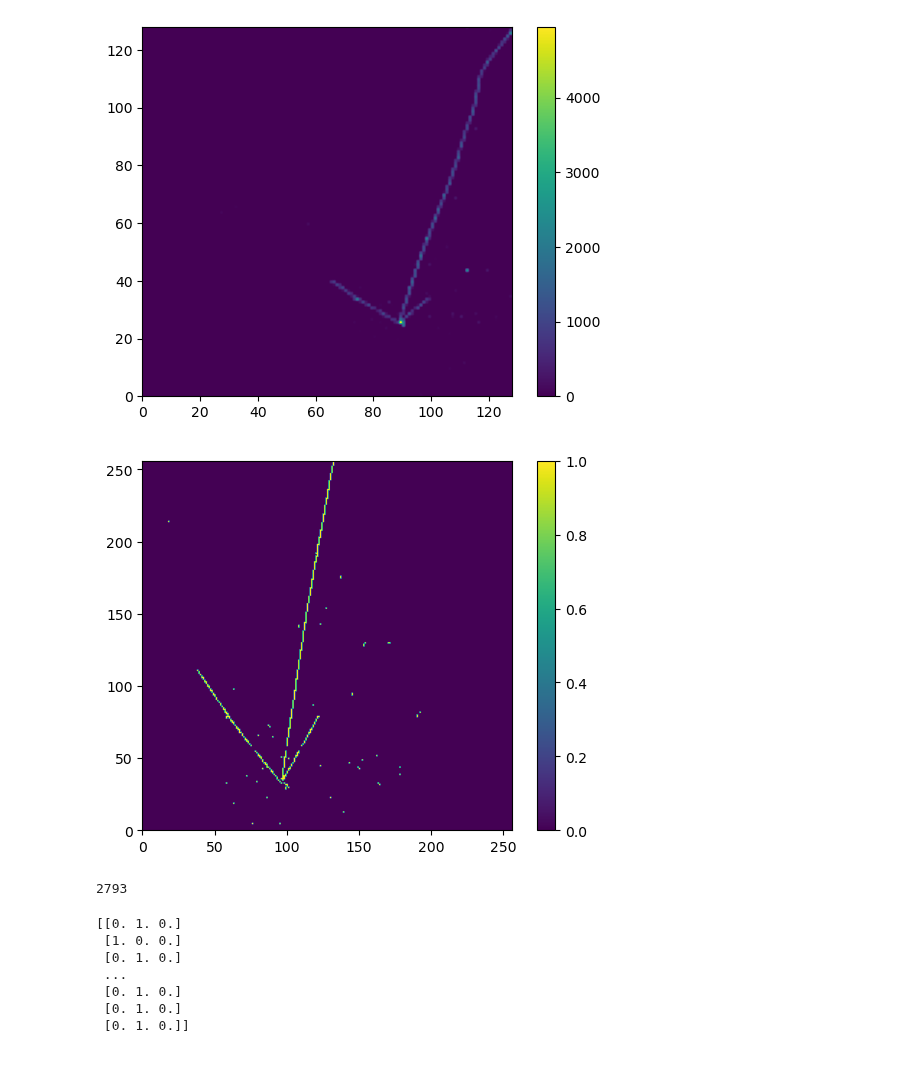
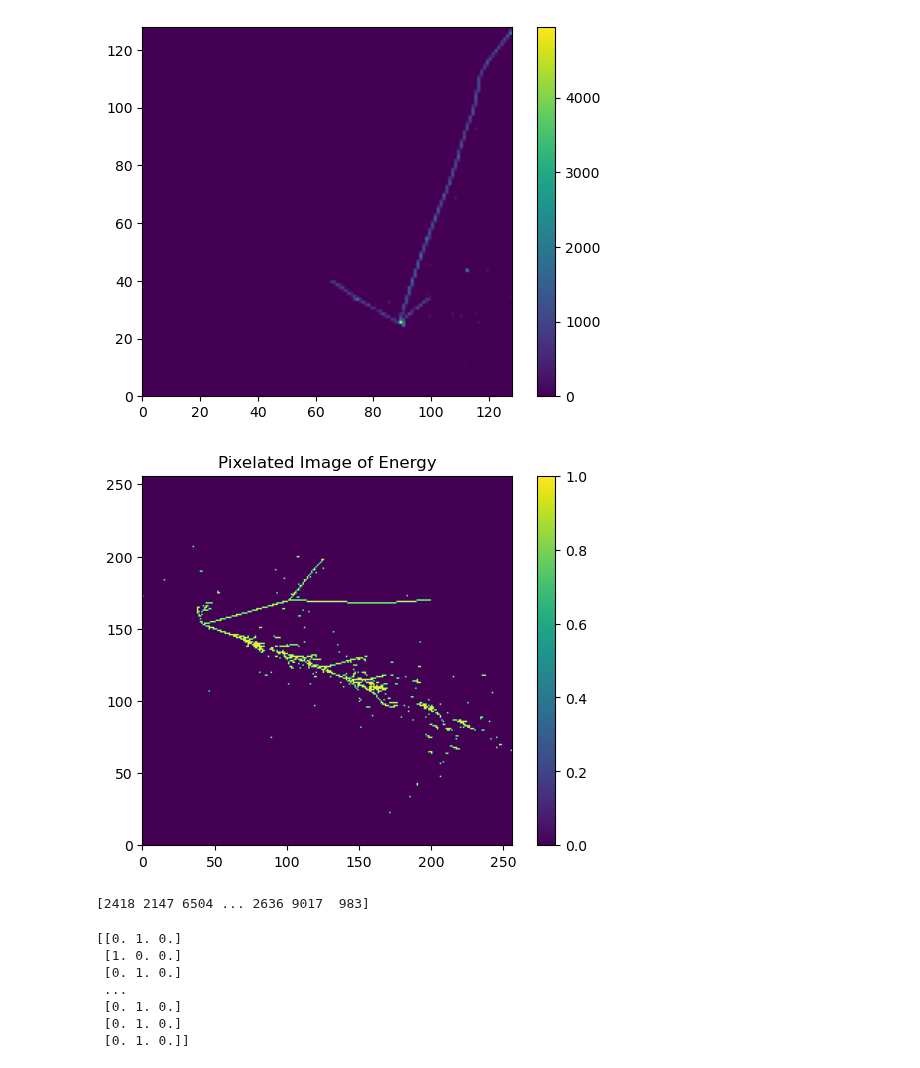
Before and after one commit to mohummudh/neutrinos-dune, a Jupyter notebook: andrew/5cnn/CNN.ipynb, the cells around one changed output. Saved outputs shown, nothing was run; the diff lists cells and outputs as text; code cells hidden in the pictures.

```diff
--- a/andrew/5cnn/CNN.ipynb
+++ b/andrew/5cnn/CNN.ipynb
@@ -193,15 +193,23 @@ def imagenew(n):
 # %%
-imagenew(333)
+#imagenew(333)
-# %% [output]
-[figure, removed]
 # %%
 images = imagenew()
+# %%
+image_to_display = images[6504].reshape(256,256)
+
+plt.imshow(image_to_display, cmap='viridis', origin='lower', extent=[0, 256, 0, 256])
+plt.colorbar()
+plt.title('Pixelated Image of Energy')
+plt.show()
+# %% [output]
+[figure, added]
 # %%
 training = np.load("training_events.npy")
 testing = np.load("testing_events.npy")
 len(testing)
+print(training)
 # %% [output]
-2793
+[2418 2147 6504 ... 2636 9017  983]
 # %%
 x_train = images[training]
 y_train = one_hot_labels[training]
```
Also changed, not shown: parts of 9 cells of this notebook.
